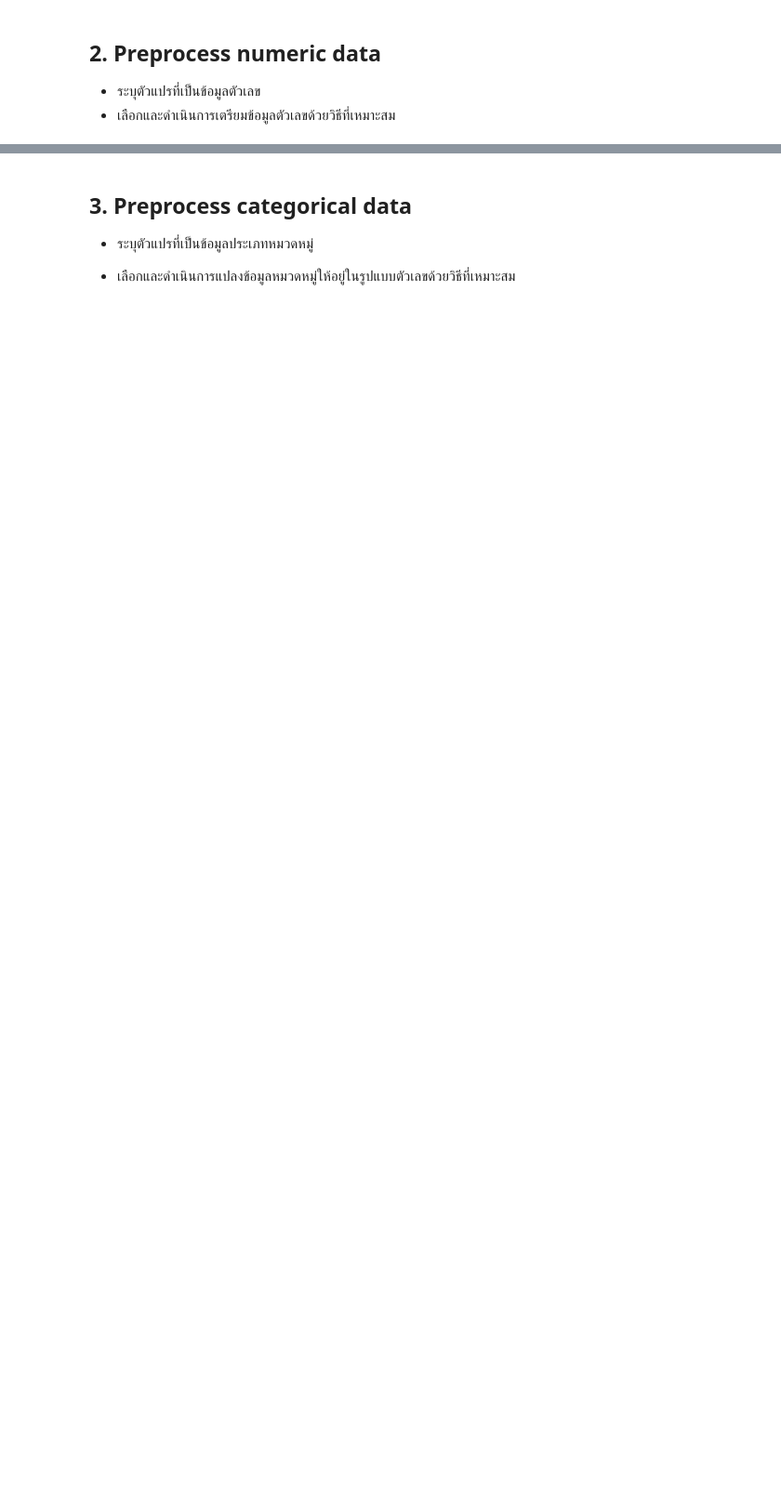
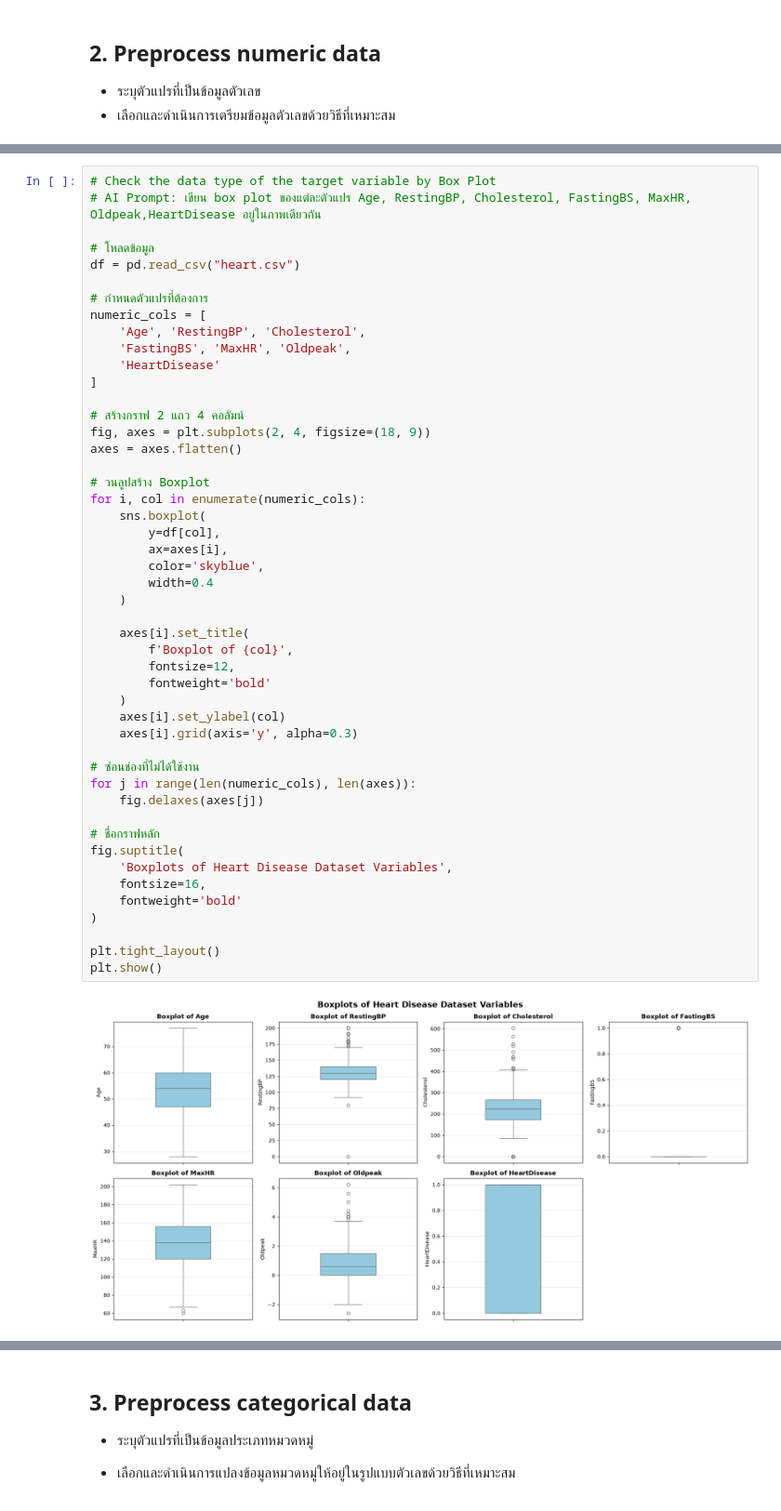
Before and after one commit to TKishioru/DPU.DT, a Jupyter notebook: DT514 วิทยาการข้อมูลและการวิเคราะห์ข้อมูลขนาดใหญ่/Final/answer.ipynb, the cells around one changed output, grey strips where cells are left out. Shown at 93% size. Saved outputs shown, nothing was run; the diff lists cells and outputs as text; blank space fills up the shorter version.

```diff
--- a/DT514 วิทยาการข้อมูลและการวิเคราะห์ข้อมูลขนาดใหญ่/Final/answer.ipynb
+++ b/DT514 วิทยาการข้อมูลและการวิเคราะห์ข้อมูลขนาดใหญ่/Final/answer.ipynb
@@ -15,0 +104,50 @@
+# %%
+# Check the data type of the target variable by Box Plot
+# AI Prompt: เขียน box plot ของแต่ละตัวแปร Age, RestingBP, Cholesterol, FastingBS, MaxHR, Oldpeak,HeartDisease อยู่ในภาพเดียวกัน
+
+# โหลดข้อมูล
+df = pd.read_csv("heart.csv")
+
+# กำหนดตัวแปรที่ต้องการ
+numeric_cols = [
+    'Age', 'RestingBP', 'Cholesterol',
+    'FastingBS', 'MaxHR', 'Oldpeak',
+    'HeartDisease'
+]
+
+# สร้างกราฟ 2 แถว 4 คอลัมน์
+fig, axes = plt.subplots(2, 4, figsize=(18, 9))
+axes = axes.flatten()
+
+# วนลูปสร้าง Boxplot
+for i, col in enumerate(numeric_cols):
+    sns.boxplot(
+        y=df[col],
+        ax=axes[i],
+        color='skyblue',
+        width=0.4
+    )
+
+    axes[i].set_title(
+        f'Boxplot of {col}',
+        fontsize=12,
+        fontweight='bold'
+    )
+    axes[i].set_ylabel(col)
+    axes[i].grid(axis='y', alpha=0.3)
+
+# ซ่อนช่องที่ไม่ได้ใช้งาน
+for j in range(len(numeric_cols), len(axes)):
+    fig.delaxes(axes[j])
+
+# ชื่อกราฟหลัก
+fig.suptitle(
+    'Boxplots of Heart Disease Dataset Variables',
+    fontsize=16,
+    fontweight='bold'
+)
+
+plt.tight_layout()
+plt.show()
+# %% [output]
+[figure, added]
```
Also changed, not shown: parts of 14 cells of this notebook, 1 other file.
